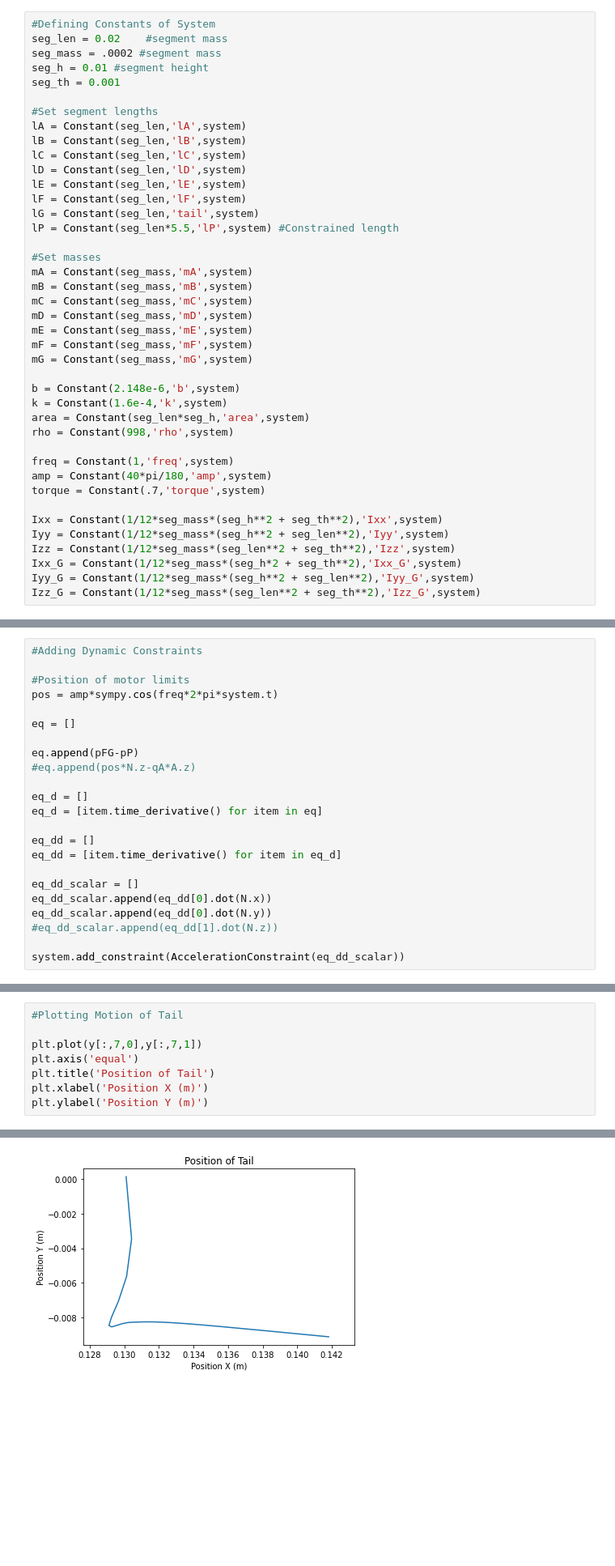
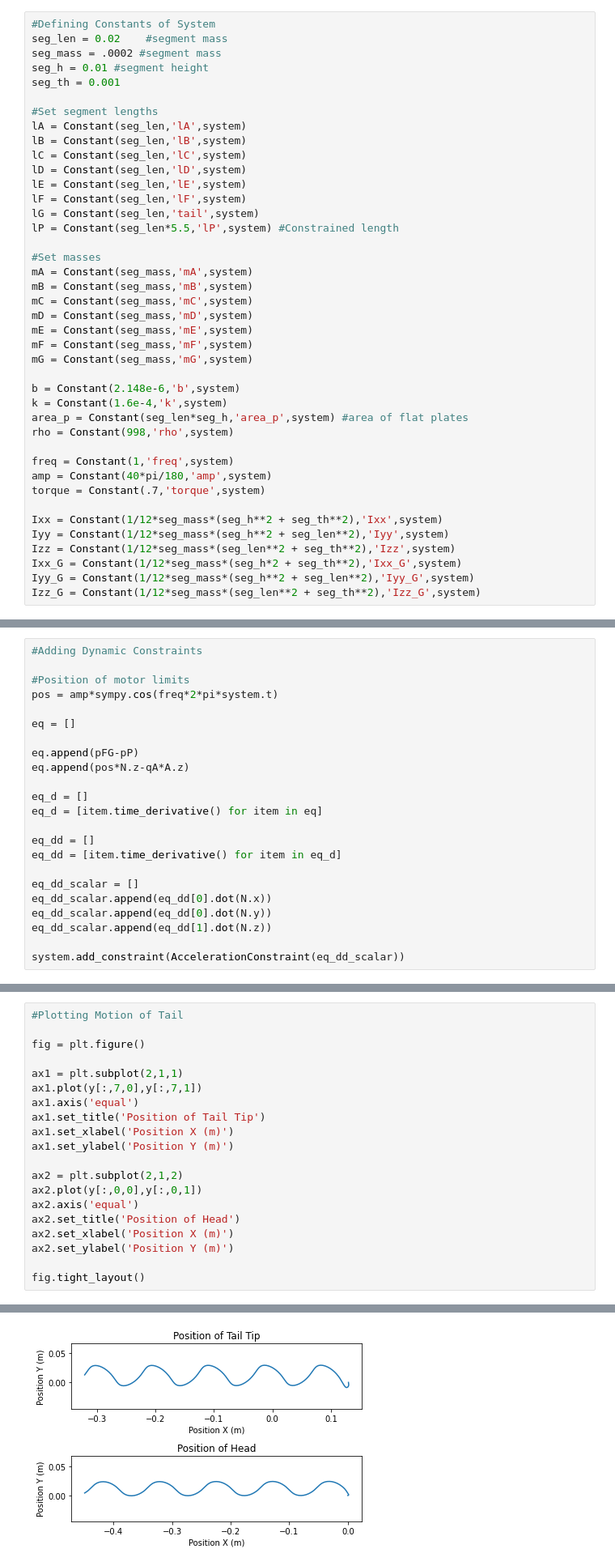
Before and after one commit to AniIOT/Foldable_Robotics_Project, a Jupyter notebook: 04_Software/03_Anson/Length_Constrained_Dynamics_Final.ipynb, the cells around one changed output, grey strips where cells are left out. Shown at 81% size. Drawn from its saved outputs; the diff is of its cells as text; blank space fills up the shorter version.

```diff
--- a/04_Software/03_Anson/Length_Constrained_Dynamics_Final.ipynb
+++ b/04_Software/03_Anson/Length_Constrained_Dynamics_Final.ipynb
@@ -65,7 +65,7 @@ mG = Constant(seg_mass,'mG',system)
 
 b = Constant(2.148e-6,'b',system)
 k = Constant(1.6e-4,'k',system)
-area = Constant(seg_len*seg_h,'area',system)
+area_p = Constant(seg_len*seg_h,'area_p',system) #area of flat plates
 rho = Constant(998,'rho',system)
 
 freq = Constant(1,'freq',system)
@@ -328,7 +328,7 @@ pos = amp*sympy.cos(freq*2*pi*system.t)
 eq = []
 
 eq.append(pFG-pP)
-#eq.append(pos*N.z-qA*A.z)
+eq.append(pos*N.z-qA*A.z)
 
 eq_d = []
 eq_d = [item.time_derivative() for item in eq]
@@ -339,7 +339,7 @@ eq_dd = [item.time_derivative() for item in eq_d]
 eq_dd_scalar = []
 eq_dd_scalar.append(eq_dd[0].dot(N.x))
 eq_dd_scalar.append(eq_dd[0].dot(N.y))
-#eq_dd_scalar.append(eq_dd[1].dot(N.z))
+eq_dd_scalar.append(eq_dd[1].dot(N.z))
 
 system.add_constraint(AccelerationConstraint(eq_dd_scalar))
 # %% [markdown]
@@ -410,9 +415,21 @@ energy_output.plot_time(t)
 # %%
 #Plotting Motion of Tail
 
-plt.plot(y[:,7,0],y[:,7,1])
-plt.axis('equal')
-plt.title('Position of Tail')
-plt.xlabel('Position X (m)')
-plt.ylabel('Position Y (m)')
+fig = plt.figure()
+
+ax1 = plt.subplot(2,1,1)
+ax1.plot(y[:,7,0],y[:,7,1])
+ax1.axis('equal')
+ax1.set_title('Position of Tail Tip')
+ax1.set_xlabel('Position X (m)')
+ax1.set_ylabel('Position Y (m)')
+
+ax2 = plt.subplot(2,1,2)
+ax2.plot(y[:,0,0],y[:,0,1])
+ax2.axis('equal')
+ax2.set_title('Position of Head')
+ax2.set_xlabel('Position X (m)')
+ax2.set_ylabel('Position Y (m)')
+
+fig.tight_layout()
 # %% [output]
@@ -420,4 +436,4 @@ Text(0, 0.5, 'Position Y (m)')
-[figure, old version]
+[figure, new version]
 # %%
 if use_free_move:
     points_output.animate(fps = fps,movie_name = 'dynamics_free_swimming_final.mp4',lw=2,marker='o',color=(1,0,0,1),linestyle='-')
```
Also changed, not shown: parts of 10 cells of this notebook, 2 other files.
